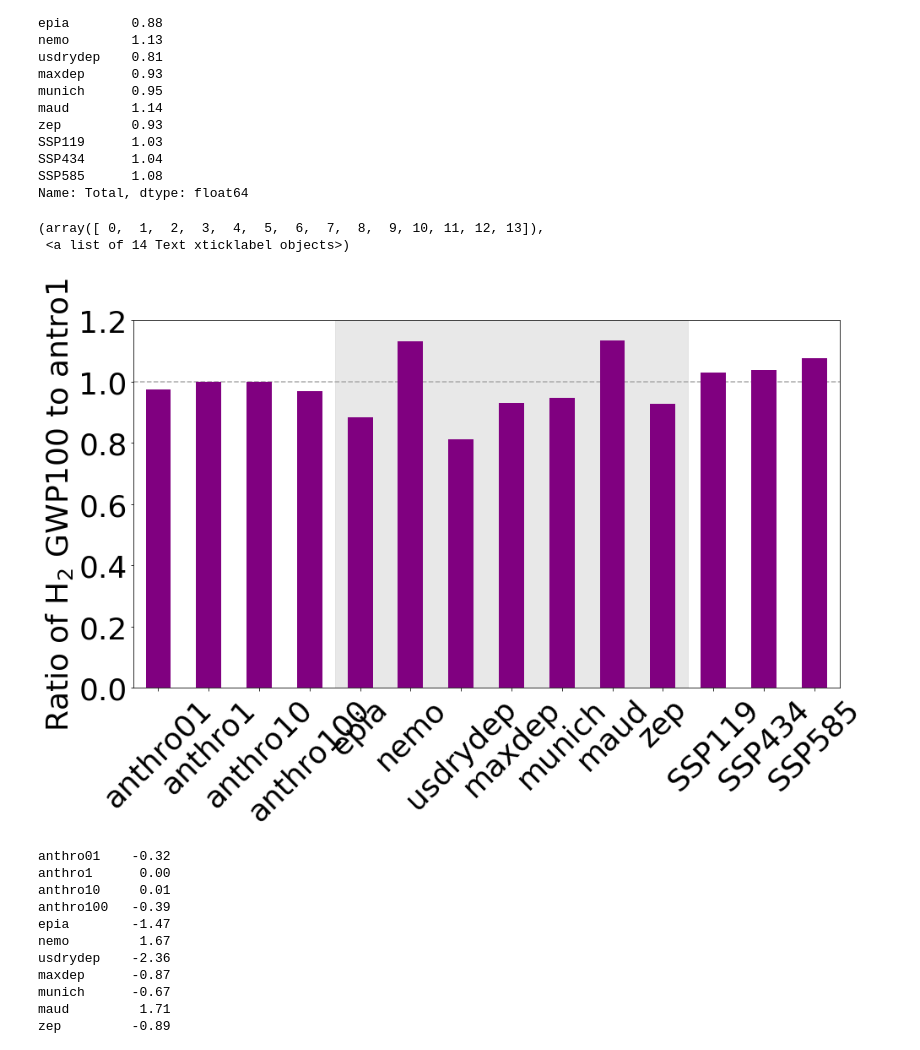
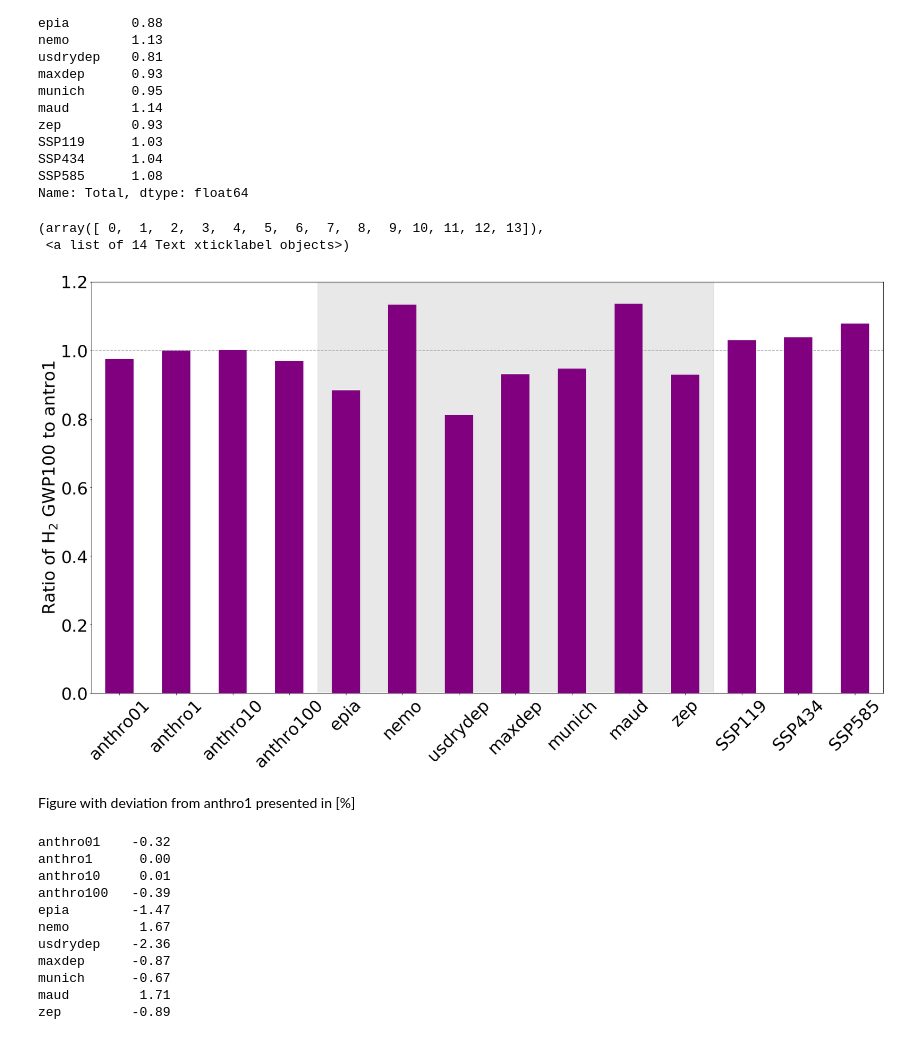
Before and after one commit to ragnhibs/Hydrogen_GWP_avi_sensitivity, a Jupyter notebook: GWP_figures.ipynb, the cells around one changed output. Cells and saved outputs as stored; diff of their text form; code cells hidden in the pictures.

Commit message:
tidy up the GWP figure notebook and made tables output files

```diff
--- a/GWP_figures.ipynb
+++ b/GWP_figures.ipynb
@@ -254,17 +242,19 @@ SSP434      1.04
 SSP585      1.08
 Name: Total, dtype: float64
 # %%
-fig, axs = plt.subplots(nrows=1,ncols=1,squeeze=True,figsize=(15,8),sharey=True)
+fig, axs = plt.subplots(nrows=1,ncols=1,squeeze=True,figsize=(15*2,8*2),sharey=True)
 df_gwp_rel_antro1.plot.bar(ax=axs,color='purple')
 axs.axhline(y=1,zorder=-5,color='darkgray',linestyle='--')
 axs.axvspan(3.5, 10.5, alpha=0.5, color='lightgray',zorder=-10)
 axs.set_ylim([0,1.2])
 axs.set_ylabel('Ratio of H$_2$ GWP100 to antro1')
 plt.xticks(rotation = 45)
 # %% [output]
 (array([ 0,  1,  2,  3,  4,  5,  6,  7,  8,  9, 10, 11, 12, 13]),
  <a list of 14 Text xticklabel objects>)
-[figure, old version]
+[figure, new version]
+# %% [markdown]
+Figure with deviation from anthro1 presented in [%]
 # %%
 df_gwp_diff_antro1 = df_gwp_table_to_manuscript['Total'].sub(df_gwp_table_to_manuscript['Total'].loc['anthro1'])
 df_gwp_diff_antro1
```
Also changed, not shown: parts of 17 cells of this notebook, 2 other files.
